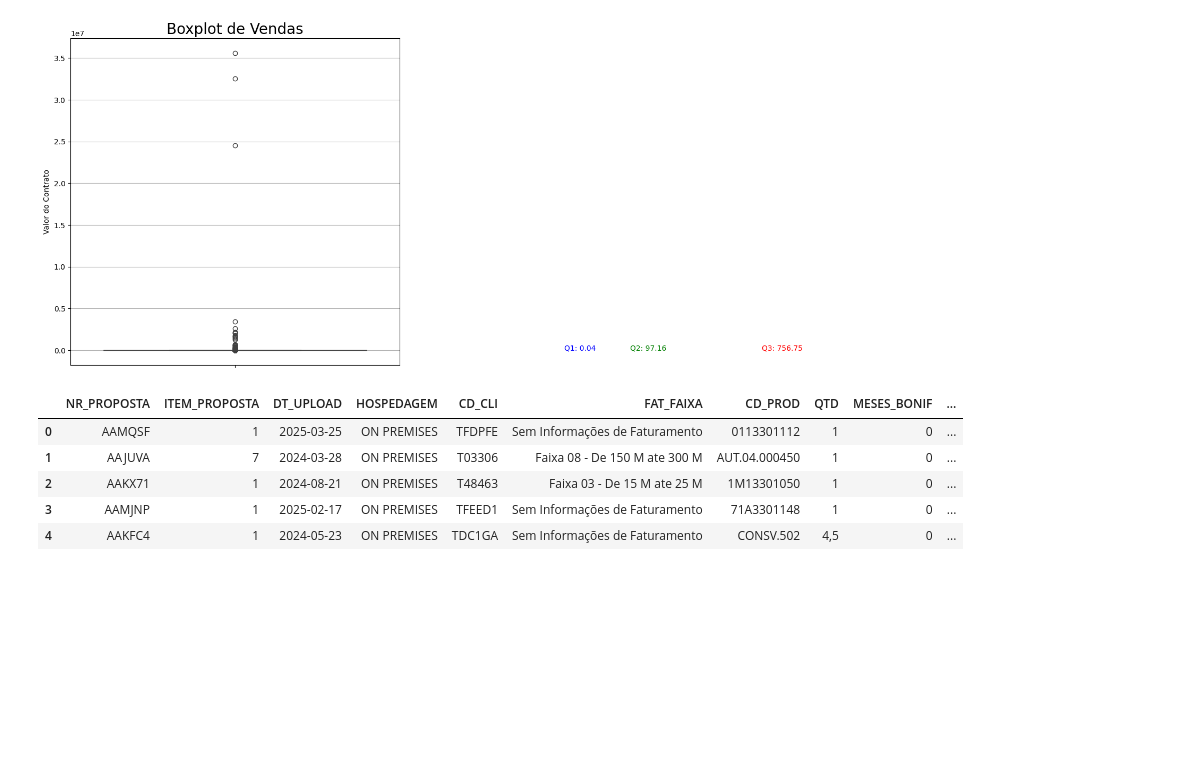
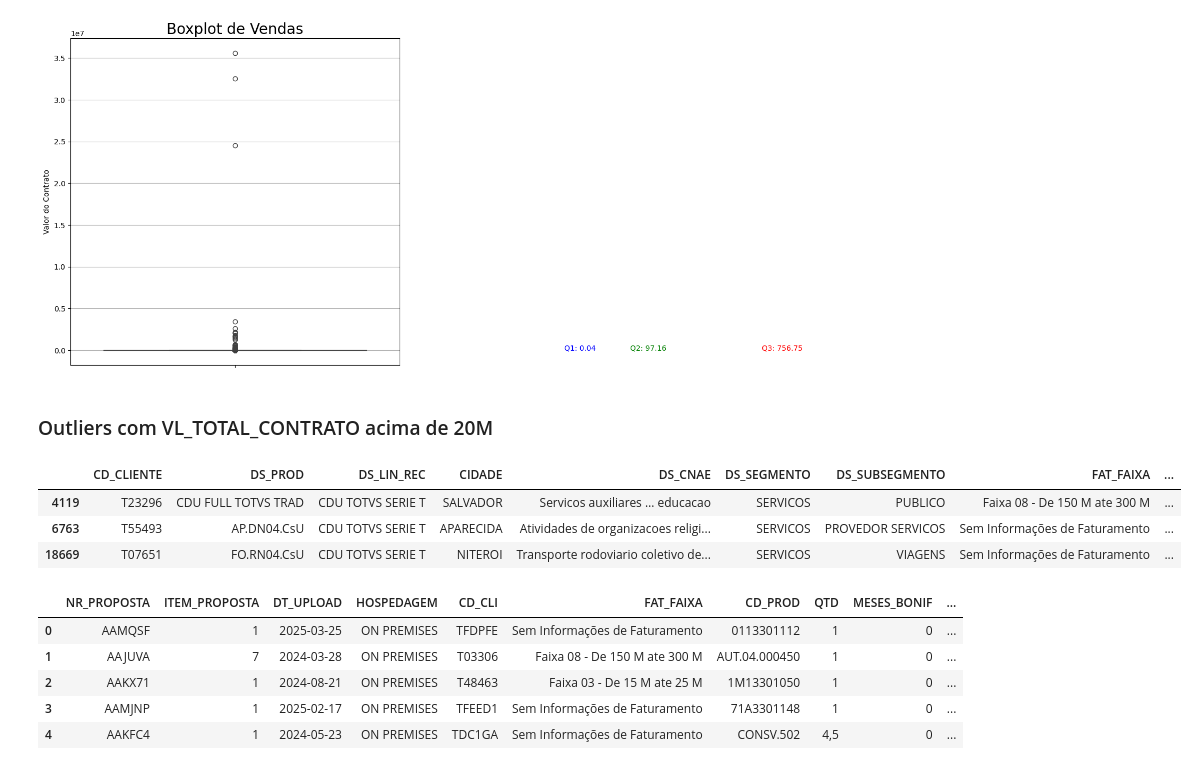
Before and after one commit to bonett1/E-Commerce-Analysis, a Jupyter notebook: totvs_notebook.ipynb, the cells around one changed output. Saved outputs shown, nothing was run; the diff lists cells and outputs as text; code cells hidden in the pictures; blank space fills up the shorter version.

Commit message:
Outliers

```diff
--- a/totvs_notebook.ipynb
+++ b/totvs_notebook.ipynb
@@ -236,6 +236,16 @@ plt.grid(True, axis='y')
 plt.show()
 # %% [output]
 [figure]
+# %% [markdown]
+### Outliers com VL_TOTAL_CONTRATO acima de 20M
+# %%
+#pegando valores onde valor do contrato ficou acima 20.000.000,00
+df_clientes_varejo_att[df_clientes_varejo_att['VL_TOTAL_CONTRATO'] > 20_000_000]  # Filtra contratos acima de 20 milhões
+# %% [output]
+|  | CD_CLIENTE | DS_PROD | DS_LIN_REC | CIDADE | DS_CNAE | DS_SEGMENTO | DS_SUBSEGMENTO | FAT_FAIXA | ... |
+| 4119 | T23296 | CDU FULL TOTVS TRAD | CDU TOTVS SERIE T | SALVADOR | Servicos auxiliares … educacao | SERVICOS | PUBLICO | Faixa 08 - De 150 M ate 300 M | ... |
+| 6763 | T55493 | AP.DN04.CsU | CDU TOTVS SERIE T | APARECIDA | Atividades de organizacoes religi... | SERVICOS | PROVEDOR SERVICOS | Sem Informações de Faturamento | ... |
+| 18669 | T07651 | FO.RN04.CsU | CDU TOTVS SERIE T | NITEROI | Transporte rodoviario coletivo de... | SERVICOS | VIAGENS | Sem Informações de Faturamento | ... |
 # %%
 df_historico = pd.read_csv(r"src/historico.csv", sep=';')  # Leitura do arquivo CSV de histórico
 df_historico.head()
```
